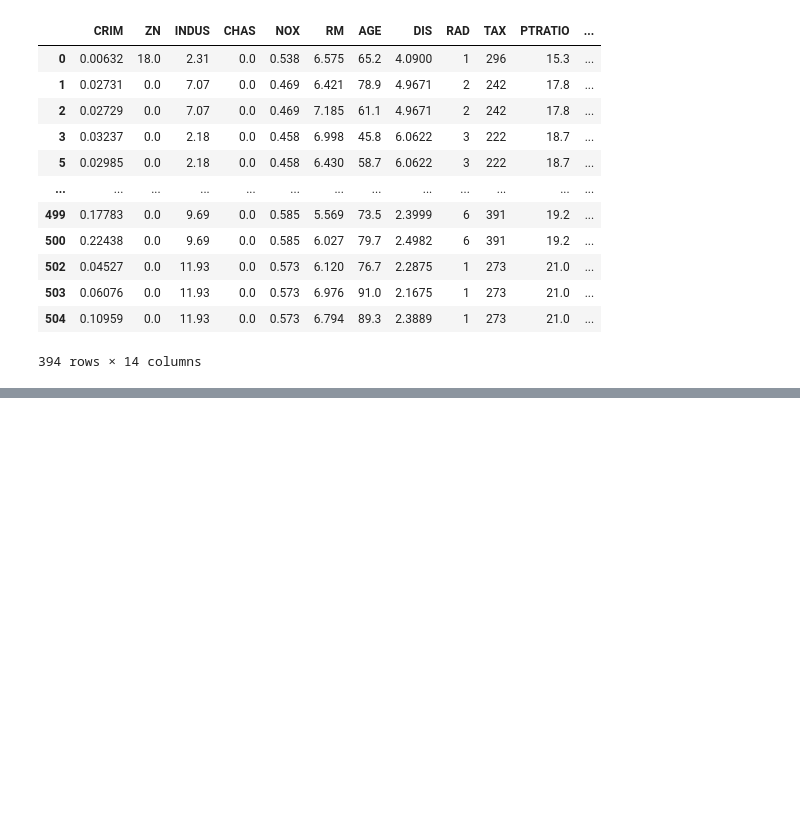
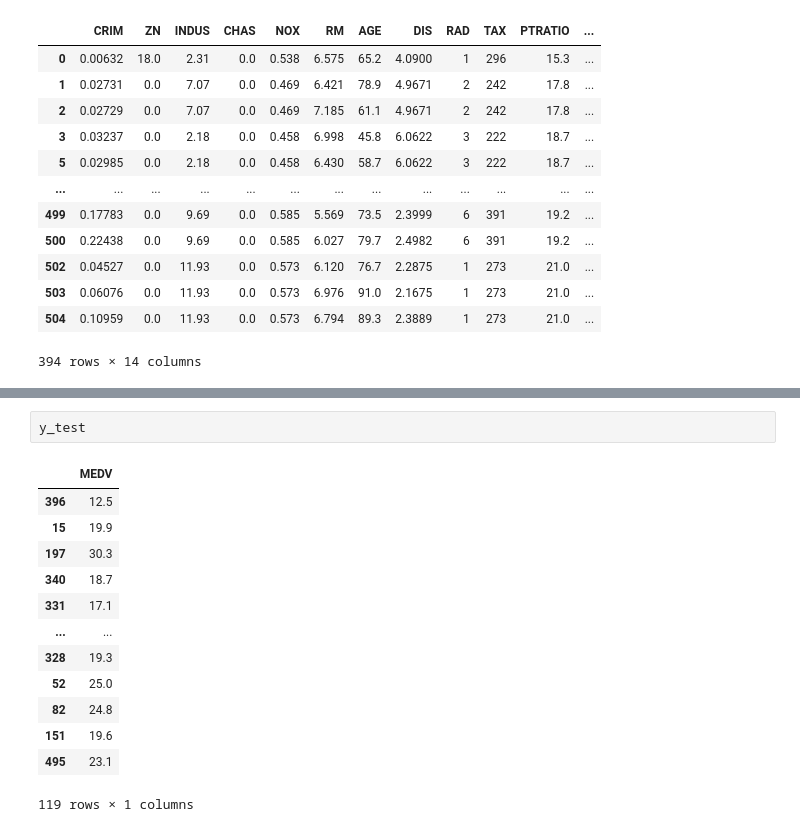
Before and after one commit to Assaulterx/Datasets-with-anaconda-and-jupyter-notebook, a Jupyter notebook: Prac4.ipynb, the cells around one changed output, grey strips where cells are left out. Saved outputs shown, nothing was run; the diff lists cells and outputs as text; blank space fills up the shorter version.

```diff
--- a/Prac4.ipynb
+++ b/Prac4.ipynb
@@ -33,0 +158,16 @@ df
+# %%
+y_test
+# %% [output]
+|  | MEDV |
+| 396 | 12.5 |
+| 15 | 19.9 |
+| 197 | 30.3 |
+| 340 | 18.7 |
+| 331 | 17.1 |
+| ... | ... |
+| 328 | 19.3 |
+| 52 | 25.0 |
+| 82 | 24.8 |
+| 151 | 19.6 |
+| 495 | 23.1 |
+119 rows × 1 columns
```
Also changed, not shown: parts of 16 cells of this notebook.
